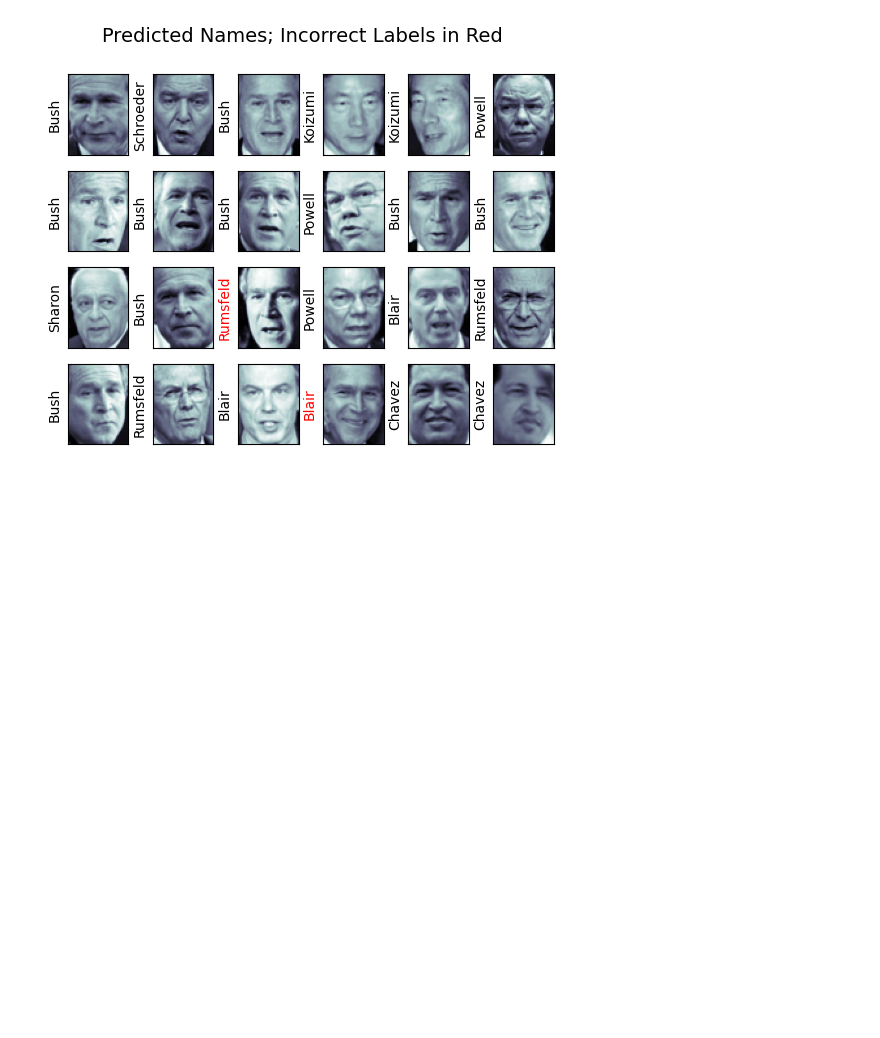
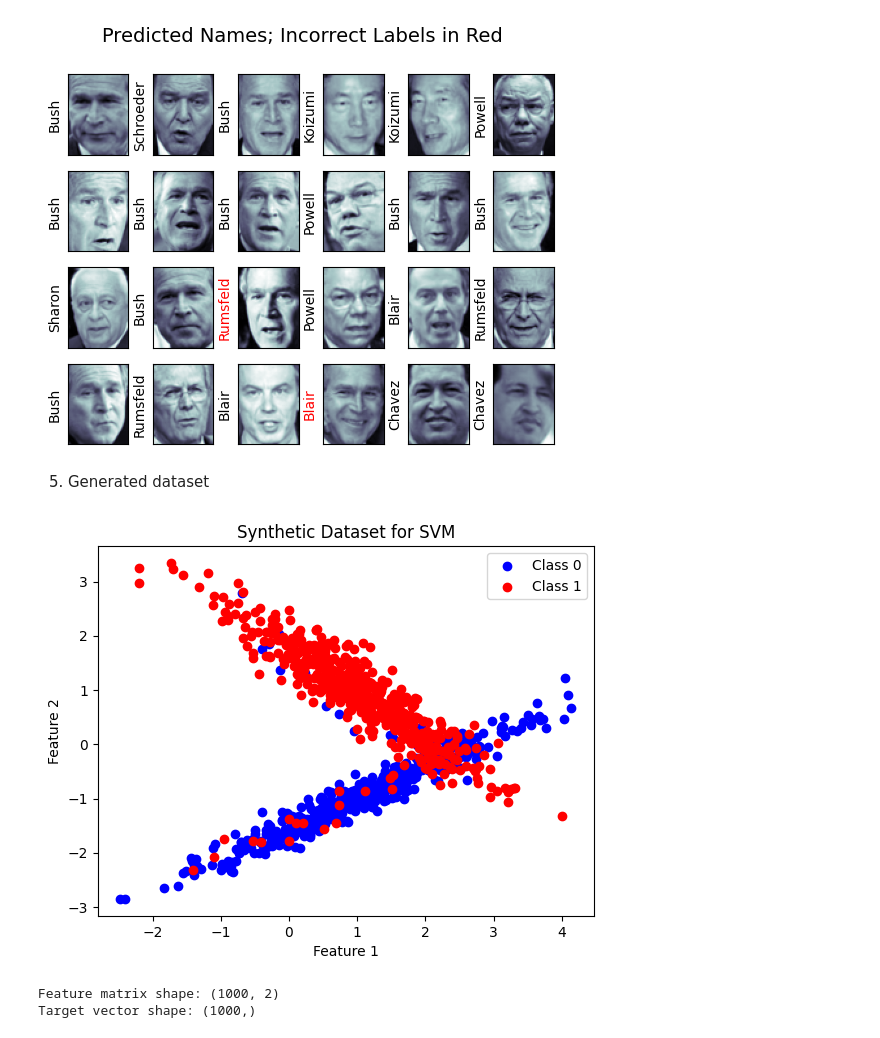
Before and after one commit to Szafranerio/Machine-Learning, a Jupyter notebook: SVM/SVM_InDepth.ipynb, the cells around one changed output. Drawn from its saved outputs; the diff is of its cells as text; code cells hidden in the pictures; blank space fills up the shorter version.

```diff
--- a/SVM/SVM_InDepth.ipynb
+++ b/SVM/SVM_InDepth.ipynb
@@ -205,3 +205,29 @@ Junichiro Koizumi       0.86      1.00      0.92        12
         macro avg       0.82      0.86      0.83       337
      weighted avg       0.86      0.85      0.85       337
 [figure]
+# %% [markdown]
+5) Generated dataset
+# %%
+X, y = make_classification(n_samples=1000,
+                           n_features=2,
+                           n_informative=2,
+                           n_redundant=0,
+                           n_clusters_per_class=1,
+                           class_sep=1.0,
+                           flip_y=0.1,
+                           random_state=42)
+
+plt.scatter(X[y == 0][:, 0], X[y == 0][:, 1], color='blue', label='Class 0')
+plt.scatter(X[y == 1][:, 0], X[y == 1][:, 1], color='red', label='Class 1')
+plt.xlabel('Feature 1')
+plt.ylabel('Feature 2')
+plt.title('Synthetic Dataset for SVM')
+plt.legend()
+plt.show()
+
+print(f"Feature matrix shape: {X.shape}")
+print(f"Target vector shape: {y.shape}")
+# %% [output]
+[figure, added]
+Feature matrix shape: (1000, 2)
+Target vector shape: (1000,)
```
Also changed, not shown: parts of 6 cells of this notebook.
